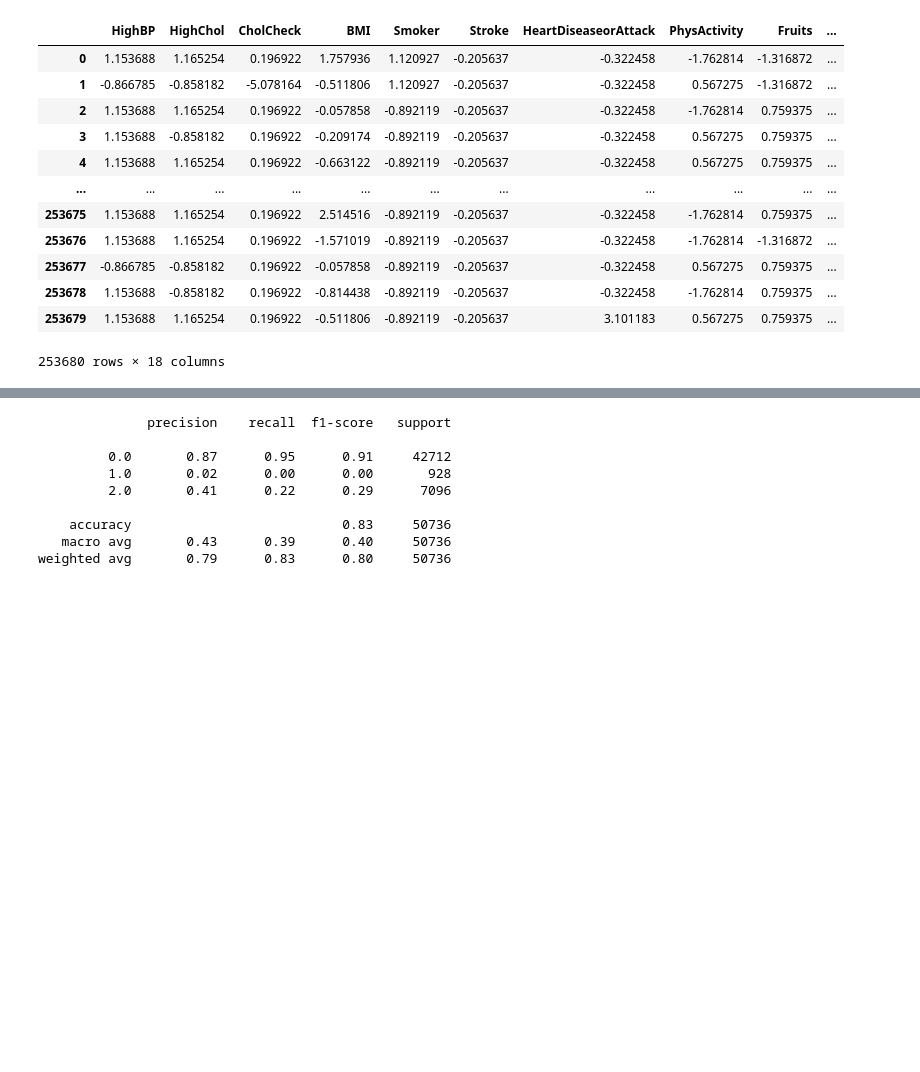
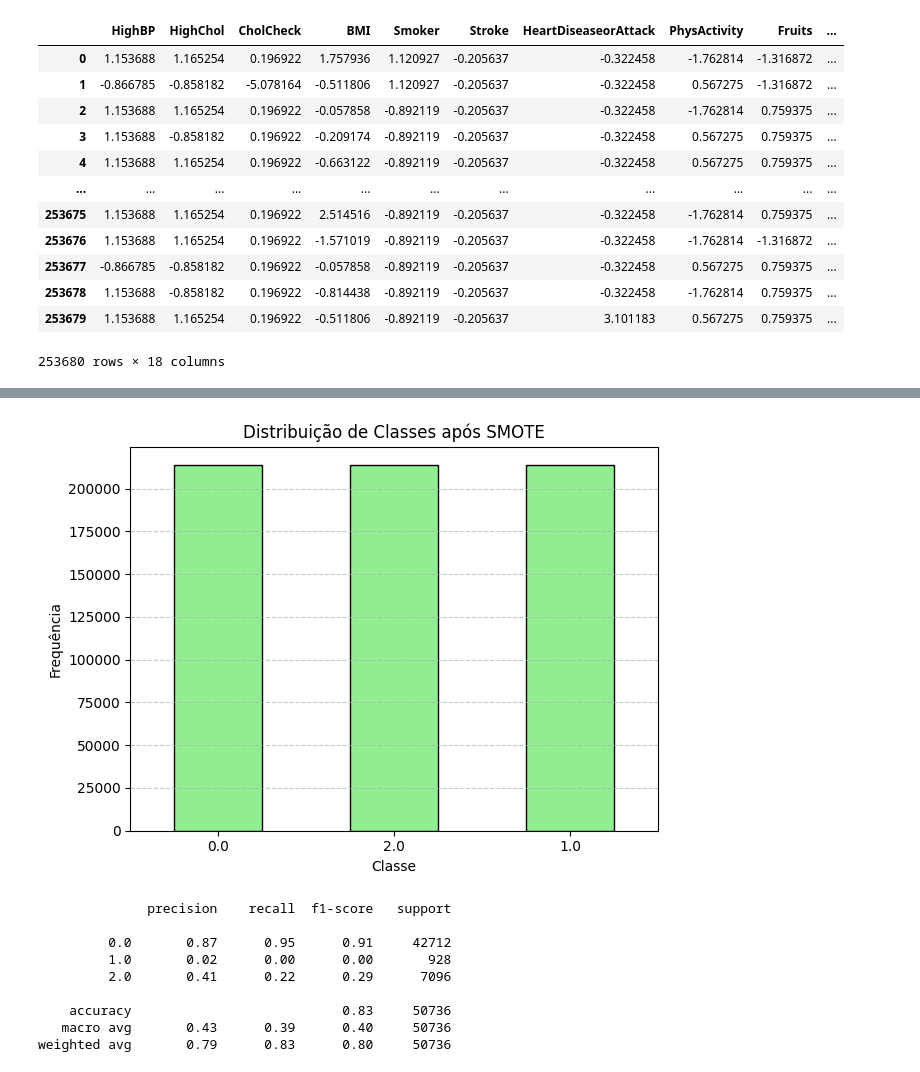
Before and after one commit to kessiarodrigues/pi-dsm-6-2025, a Jupyter notebook: pre_processamento.ipynb, the cells around one changed output, grey strips where cells are left out. Cells and saved outputs as stored; diff of their text form; code cells hidden in the pictures; blank space fills up the shorter version.

```diff
--- a/pre_processamento.ipynb
+++ b/pre_processamento.ipynb
@@ -216,3 +230,20 @@ RuntimeError: Scikit-learn array API support was enabled but scipy's own support
+# %%
+y_res_series = pd.Series(y_resampled, name='Diabetes_012')
+
+
+contagem_classes = y_res_series.value_counts()
+
+
+contagem_classes.plot(kind='bar', color='lightgreen', edgecolor='black')
+plt.title('Distribuição de Classes após SMOTE')
+plt.xlabel('Classe')
+plt.ylabel('Frequência')
+plt.xticks(rotation=0)
+plt.grid(axis='y', linestyle='--', alpha=0.7)
+plt.tight_layout()
+plt.show()
+# %% [output]
+[figure, added]
 # %%
 from sklearn.neighbors import KNeighborsClassifier
 from sklearn.metrics import classification_report
```
Also changed, not shown: parts of 3 cells of this notebook.
